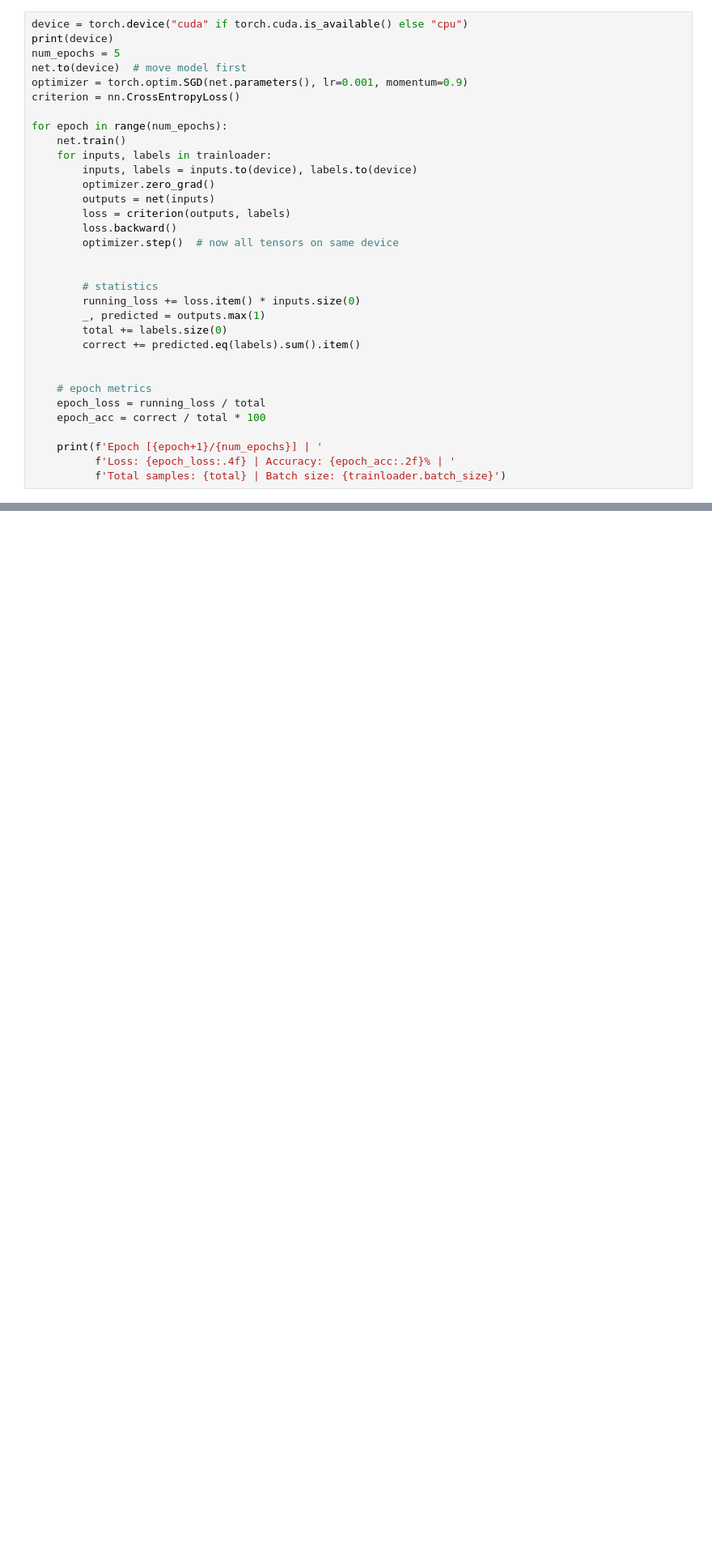
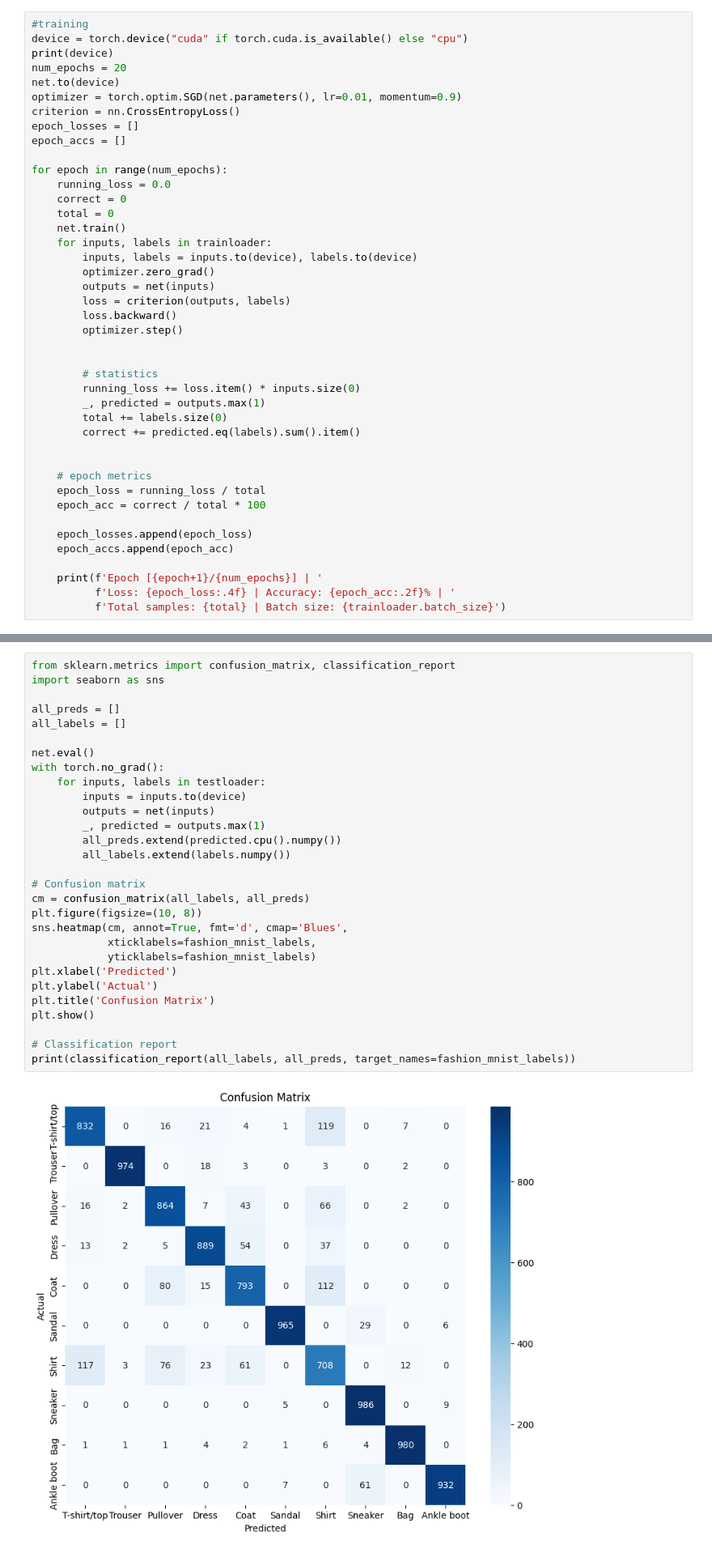
Before and after one commit to Nischal1126/Fashion_MNIST-Classication, a Jupyter notebook: model.ipynb, the cells around one changed output, grey strips where cells are left out. Shown at 81% size. Saved outputs shown, nothing was run; the diff lists cells and outputs as text; blank space fills up the shorter version.

```diff
--- a/model.ipynb
+++ b/model.ipynb
@@ -50,12 +56,18 @@ optimizer = optim.SGD(net.parameters(), lr = 0.001, momentum=0.9)
 # %%
+#training
 device = torch.device("cuda" if torch.cuda.is_available() else "cpu")
 print(device)
-num_epochs = 5
-net.to(device)  # move model first
-optimizer = torch.optim.SGD(net.parameters(), lr=0.001, momentum=0.9)
+num_epochs = 20
+net.to(device)
+optimizer = torch.optim.SGD(net.parameters(), lr=0.01, momentum=0.9)
 criterion = nn.CrossEntropyLoss()
+epoch_losses = []
+epoch_accs = []
 
 for epoch in range(num_epochs):
+    running_loss = 0.0
+    correct = 0
+    total = 0
     net.train()
     for inputs, labels in trainloader:
         inputs, labels = inputs.to(device), labels.to(device)
@@ -63,7 +75,7 @@ for epoch in range(num_epochs):
         outputs = net(inputs)
         loss = criterion(outputs, labels)
         loss.backward()
-        optimizer.step()  # now all tensors on same device
+        optimizer.step()
 
 
         # statistics
@@ -77,6 +89,9 @@ for epoch in range(num_epochs):
     epoch_loss = running_loss / total
     epoch_acc = correct / total * 100
 
+    epoch_losses.append(epoch_loss)
+    epoch_accs.append(epoch_acc)
+
     print(f'Epoch [{epoch+1}/{num_epochs}] | '
           f'Loss: {epoch_loss:.4f} | Accuracy: {epoch_acc:.2f}% | '
           f'Total samples: {total} | Batch size: {trainloader.batch_size}')
@@ -91,0 +118,31 @@ torch.save(net, "model_full.pth")
+# %%
+from sklearn.metrics import confusion_matrix, classification_report
+import seaborn as sns
+
+all_preds = []
+all_labels = []
+
+net.eval()
+with torch.no_grad():
+    for inputs, labels in testloader:
+        inputs = inputs.to(device)
+        outputs = net(inputs)
+        _, predicted = outputs.max(1)
+        all_preds.extend(predicted.cpu().numpy())
+        all_labels.extend(labels.numpy())
+
+# Confusion matrix
+cm = confusion_matrix(all_labels, all_preds)
+plt.figure(figsize=(10, 8))
+sns.heatmap(cm, annot=True, fmt='d', cmap='Blues',
+            xticklabels=fashion_mnist_labels,
+            yticklabels=fashion_mnist_labels)
+plt.xlabel('Predicted')
+plt.ylabel('Actual')
+plt.title('Confusion Matrix')
+plt.show()
+
+# Classification report
+print(classification_report(all_labels, all_preds, target_names=fashion_mnist_labels))
+# %% [output]
+[figure, added]
```
Also changed, not shown: parts of 8 cells of this notebook, 4 other files.
